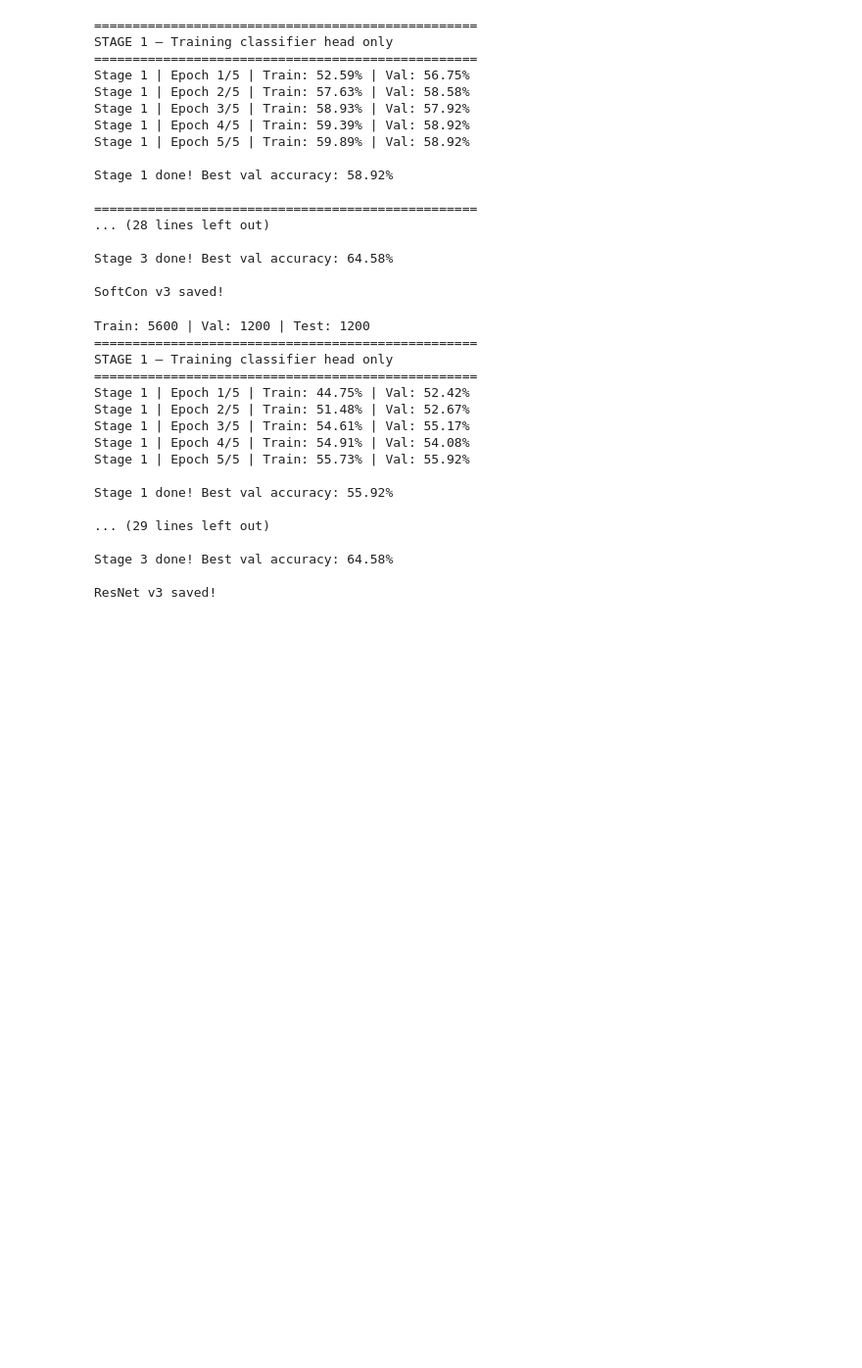
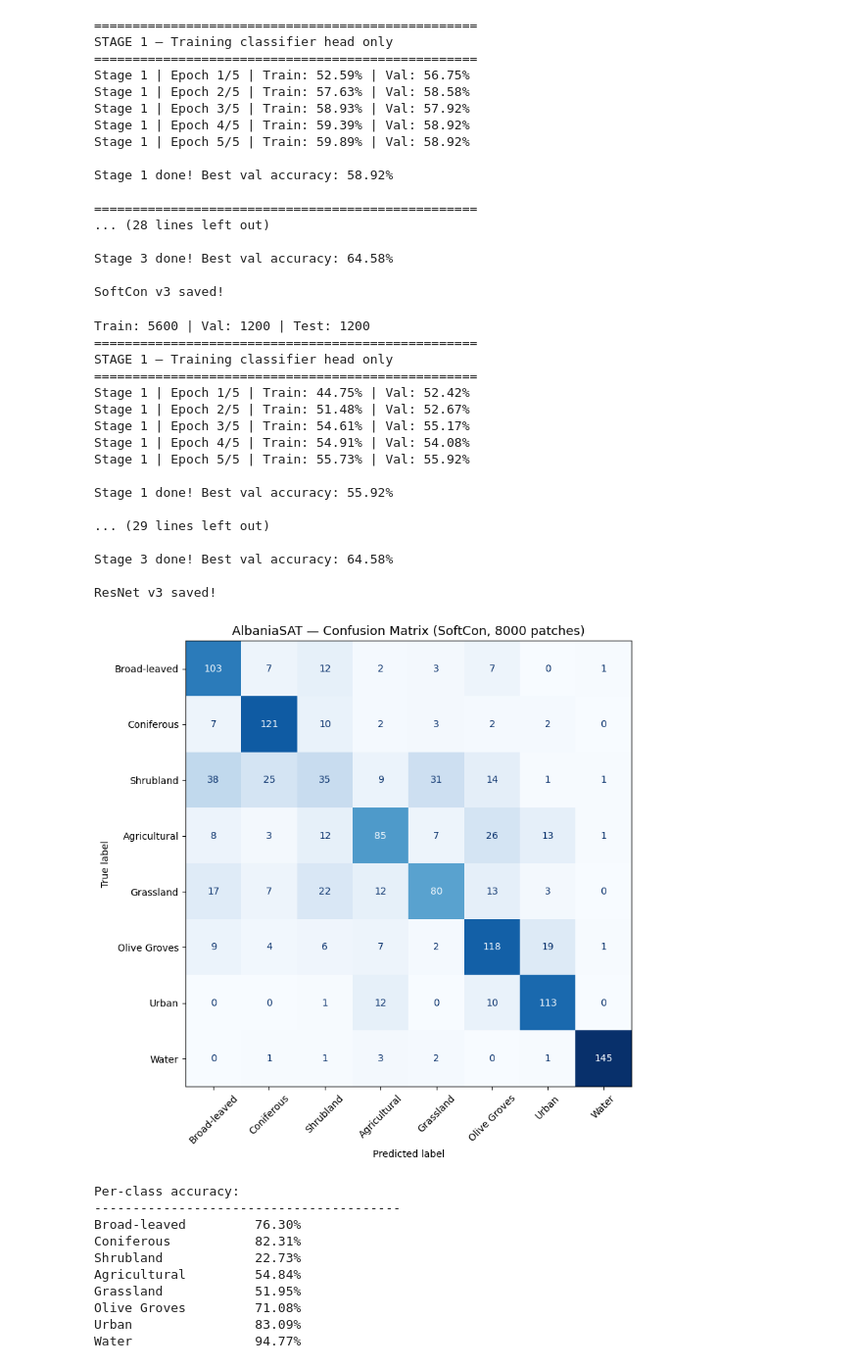
Before and after one commit to virvihuta/AlbaniaSAT, a Jupyter notebook: notebooks/evaluation_v2.ipynb, the cells around one changed output. Shown at 98% size. Drawn from its saved outputs; the diff is of its cells as text; code cells hidden in the pictures; blank space fills up the shorter version.

Commit message:
plotted conf-matrixes and analyzed the data

```diff
--- a/notebooks/evaluation_v2.ipynb
+++ b/notebooks/evaluation_v2.ipynb
@@ -472,3 +472,79 @@ Stage 1 done! Best val accuracy: 55.92%
 Stage 3 done! Best val accuracy: 64.58%
 
 ResNet v3 saved!
+# %%
+import matplotlib.pyplot as plt
+import numpy as np
+from sklearn.metrics import confusion_matrix, ConfusionMatrixDisplay
+
+# Load best model — SoftCon v3
+from huggingface_hub import hf_hub_download
+
+weights_path = hf_hub_download(repo_id="wangyi111/softcon", filename="B13_rn50_softcon.pth")
+
+model_best = models.resnet50()
+state_dict = torch.load(weights_path, map_location="cpu")
+if "model" in state_dict:
+    state_dict = state_dict["model"]
+
+conv1_weight_4 = state_dict["conv1.weight"][:, :4, :, :]
+state_dict["conv1.weight"] = conv1_weight_4
+model_best.conv1 = nn.Conv2d(4, 64, kernel_size=7, stride=2, padding=3, bias=False)
+model_best.fc = nn.Linear(2048, 8)
+model_best.load_state_dict(
+    torch.load("../results/models/resnet50_softcon_albaniasat_v3.pth", map_location="cpu"),
+    strict=False
+)
+model_best = model_best.to(device)
+model_best.eval()
+
+# Run on test set
+all_preds = []
+all_true = []
+
+with torch.no_grad():
+    for X_batch, y_batch in test_loader_4:
+        X_batch = X_batch.to(device)
+        preds = model_best(X_batch).argmax(1).cpu().numpy()
+        all_preds.extend(preds)
+        all_true.extend(y_batch.numpy())
+
+all_preds = np.array(all_preds)
+all_true = np.array(all_true)
+
+# Plot confusion matrix
+short_names = [
+    "Broad-leaved", "Coniferous", "Shrubland",
+    "Agricultural", "Grassland", "Olive Groves",
+    "Urban", "Water"
+]
+
+cm = confusion_matrix(all_true, all_preds)
+fig, ax = plt.subplots(figsize=(10, 8))
+disp = ConfusionMatrixDisplay(confusion_matrix=cm, display_labels=short_names)
+disp.plot(ax=ax, cmap="Blues", colorbar=False, xticks_rotation=45)
+ax.set_title("AlbaniaSAT — Confusion Matrix (SoftCon, 8000 patches)", fontsize=13)
+plt.tight_layout()
+plt.savefig("../results/figures/confusion_matrix_albaniasat.png", dpi=150)
+plt.show()
+
+# Per-class accuracy
+print("\nPer-class accuracy:")
+print("-" * 40)
+for i, name in enumerate(short_names):
+    class_total = (all_true == i).sum()
+    class_correct = ((all_true == i) & (all_preds == i)).sum()
+    acc = class_correct / class_total * 100
+    print(f"{name:<20} {acc:.2f}%")
+# %% [output]
+[figure, added]
+Per-class accuracy:
+----------------------------------------
+Broad-leaved         76.30%
+Coniferous           82.31%
+Shrubland            22.73%
+Agricultural         54.84%
+Grassland            51.95%
+Olive Groves         71.08%
+Urban                83.09%
+Water                94.77%
```
Also changed, not shown: parts of 3 cells of this notebook.
